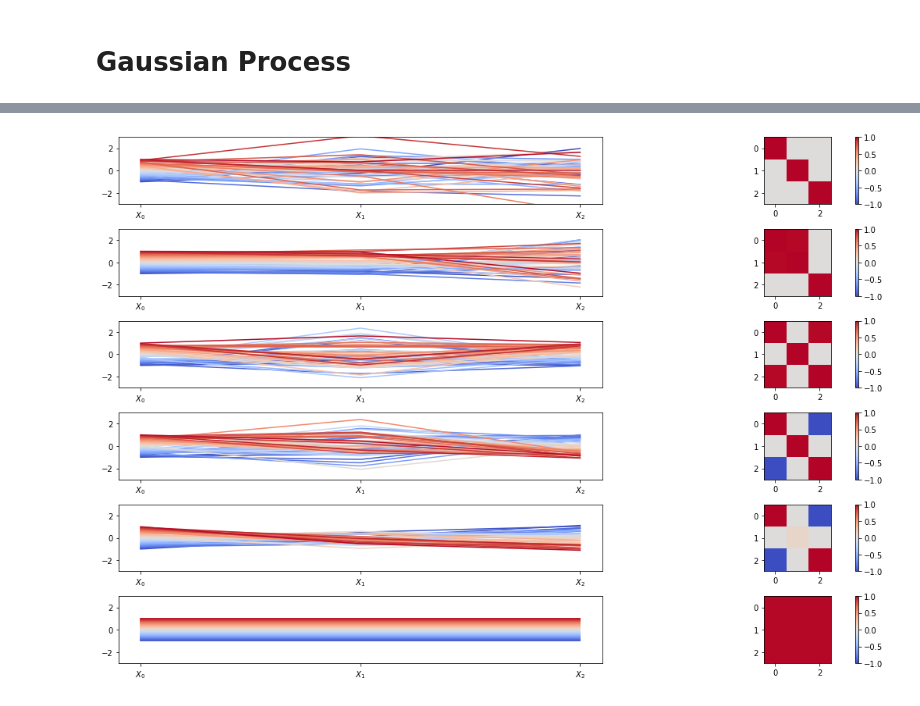
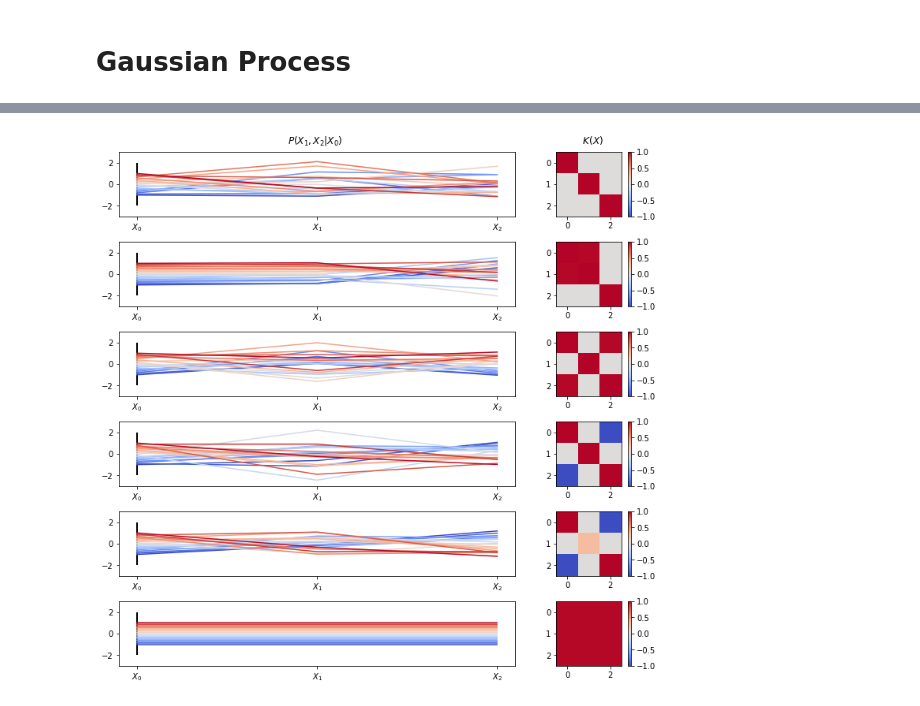
Before and after one commit to vogi23/VM2-Code, a Jupyter notebook: project/00_General_Visualisation_Report.ipynb, the cells around one changed output, grey strips where cells are left out. Drawn from its saved outputs; the diff is of its cells as text; code cells hidden in the pictures.

Commit message:
new visualizations

```diff
--- a/project/00_General_Visualisation_Report.ipynb
+++ b/project/00_General_Visualisation_Report.ipynb
@@ -77,0 +80,16 @@ fig.get_axes()[1].set_title('b)', y=-0.1);
+# %%
+fig, ax = plt.subplots(1,1,figsize=(6,3))
+ax.scatter([1,2],[2,1.5],s=50,c='k', label='observed data')
+ax.set_xlim(0.5,4), ax.set_ylim(0.5,3.5)
+ax.set_xlabel('x'); ax.set_ylabel('y')
+ax.set_xticks([]); ax.set_yticks([])
+x = np.linspace(0,3,50)
+a = np.array([-1,2,-3])
+b = -3*a-0.5
+c = 2*a+5/2
+ax.plot(x, a[0]*x**2 + b[0]*x + c[0], c=cmap(.99), label='$p_1(x)$')
+ax.plot(x, a[1]*x**2 + b[1]*x + c[1], c=cmap(.0), label='$p_2(x)$')
+ax.plot(x, 1.1*a[1]*x**2 + b[1]*x + c[1]+0.5, c=cmap(.33), label='$p_3(x)$')
+ax.plot(x, a[2]*x**2 + b[2]*x + c[2]-0.8, c=cmap(.66), label='$p_4(x)$');
+
+plt.legend();
@@ -121,7 +141,7 @@ def plot_gp(mean, cov, size=1, condOn=None, cond=None):
 
 
 
-def plot_samples(fig, ax, mean, cov, condOn=None, cond=None, n_samples = 50,):
+def plot_samples(fig, ax, mean, cov, condOn=None, cond=None, n_samples = 50, linestyle='-'):
     assert (condOn is None or len(condOn) == len(cond) or isinstance(cond, str) or isinstance(cond, float)), 'condOn and cond must have same length'
     if condOn is not None and isinstance(cond, (str, float)):
         cond = [cond]*len(condOn)
@@ -131,9 +151,10 @@ def plot_samples(fig, ax, mean, cov, condOn=None, cond=None, n_samples = 50,):
             _cond = [i if c == 'linear' else c for c in cond]
         else:
             _cond = None
-        ax[0].plot(plot_gp(mean, cov, condOn=condOn, cond=_cond ))
+        ax[0].plot(plot_gp(mean, cov, condOn=condOn, cond=_cond ), linestyle)
         ax[0].set_xticks(np.arange(D))
-        ax[0].set_xticklabels(['$X_%i$'%i for i in range(D)])
+        ax[0].set_xticklabels(['$X_{%i}$'%i for i in range(D)])
         ax[0].set_ylim(-3,3)
+        ax[0].vlines(condOn,-2,2)
     im = ax[1].imshow(cov, cmap=cm.coolwarm, vmin=-1, vmax=1)
     fig.colorbar(im, ax = ax[1])
@@ -140,25 +192,27 @@ def plot_samples(fig, ax, mean, cov, condOn=None, cond=None, n_samples = 50,):
 # %%
 D = 3
 mean = np.zeros(D)
 cov = np.eye(D)
+n_samples=20
 
-fig, ax = plt.subplots(6,2, figsize=(15,10))
+fig, ax = plt.subplots(6,2, figsize=(10,10), gridspec_kw={'width_ratios': [3, 1]})
+fig.suptitle('$P(X_1, X_2 | X_0$)'+' '*80+'$K(X)$', x=.62)
 
-plot_samples(fig, ax[0], mean, cov, condOn=[0], cond='linear')
+plot_samples(fig, ax[0], mean, cov, condOn=[0], cond='linear', n_samples=n_samples);
 cov = np.eye(D); cov[0,1] = cov[1,0] = 0.99
-plot_samples(fig, ax[1], mean, cov, condOn=[0], cond='linear')
+plot_samples(fig, ax[1], mean, cov, condOn=[0], cond='linear', n_samples=n_samples)
 cov = np.eye(D); cov[0,2] = cov[2,0] = 0.99
-plot_samples(fig, ax[2], mean, cov, condOn=[0], cond='linear')
+plot_samples(fig, ax[2], mean, cov, condOn=[0], cond='linear', n_samples=n_samples)
 cov = np.eye(D); cov[0,2] = cov[2,0] = -0.99
-plot_samples(fig, ax[3], mean, cov, condOn=[0], cond='linear')
-cov = np.eye(D); cov[0,2] = cov[2,0] = -0.99; cov[1,1] = 0.1
-plot_samples(fig, ax[4], mean, cov, condOn=[0], cond='linear')
+plot_samples(fig, ax[3], mean, cov, condOn=[0], cond='linear', n_samples=n_samples)
+cov = np.eye(D); cov[0,2] = cov[2,0] = -0.99; cov[1,1] = 0.3
+plot_samples(fig, ax[4], mean, cov, condOn=[0], cond='linear', n_samples=n_samples)
 cov = np.ones((D,D))*0.99;
-plot_samples(fig, ax[5], mean, cov, condOn=[0], cond='linear')
+plot_samples(fig, ax[5], mean, cov, condOn=[0], cond='linear', n_samples=n_samples)
 
-plt.tight_layout()
+plt.tight_layout(rect=[0, 0, 1, 0.97])
 # %% [output]
-[figure, old version]
+[figure, new version]
 # %%
 from sklearn.gaussian_process.kernels import RBF
 
```
Also changed, not shown: parts of 4 cells of this notebook.
